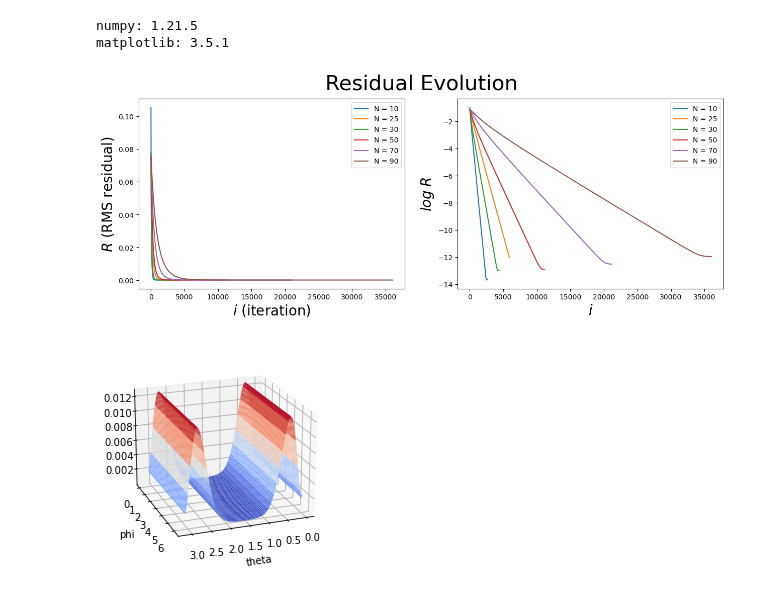
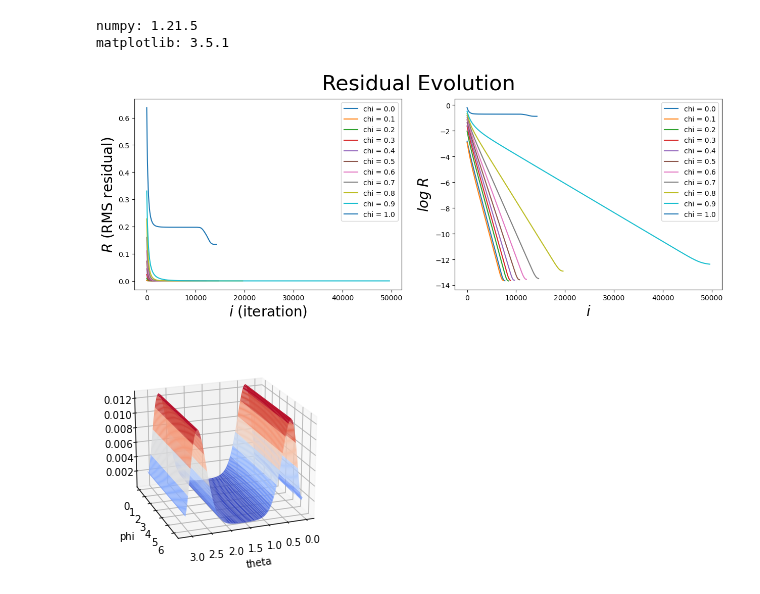
Before and after one commit to iago-mendes/eucled, a Jupyter notebook: src/exercises/08-embedding/assets/plots.ipynb, the cells around one changed output. Drawn from its saved outputs; the diff is of its cells as text; code cells hidden in the pictures.

```diff
--- a/src/exercises/08-embedding/assets/plots.ipynb
+++ b/src/exercises/08-embedding/assets/plots.ipynb
@@ -19,13 +19,25 @@ matplotlib: 3.5.1
 fig, (ax1, ax2) = plt.subplots(1,2)
 
 entries = [
-	[np.genfromtxt('residuals_10.csv', delimiter=','), 'N = 10'],
-	[np.genfromtxt('residuals_25.csv', delimiter=','), 'N = 25'],
-	[np.genfromtxt('residuals_30.csv', delimiter=','), 'N = 30'],
-	[np.genfromtxt('residuals_50.csv', delimiter=','), 'N = 50'],
-	[np.genfromtxt('residuals_70.csv', delimiter=','), 'N = 70'],
-	[np.genfromtxt('residuals_90.csv', delimiter=','), 'N = 90'],
+	# [np.genfromtxt('residuals_10.csv', delimiter=','), '10x10'],
+	# [np.genfromtxt('residuals_30.csv', delimiter=','), '30x30'],
+	# [np.genfromtxt('residuals_25.csv', delimiter=','), '25x100'],
+	# [np.genfromtxt('residuals_50.csv', delimiter=','), '50x50'],
+	# [np.genfromtxt('residuals_70.csv', delimiter=','), '70x70'],
+	# [np.genfromtxt('residuals_90.csv', delimiter=','), '90x90'],
+	[np.genfromtxt('residuals_0.0.csv', delimiter=','), 'chi = 0.0'],
+	[np.genfromtxt('residuals_0.1.csv', delimiter=','), 'chi = 0.1'],
+	[np.genfromtxt('residuals_0.2.csv', delimiter=','), 'chi = 0.2'],
+	[np.genfromtxt('residuals_0.3.csv', delimiter=','), 'chi = 0.3'],
+	[np.genfromtxt('residuals_0.4.csv', delimiter=','), 'chi = 0.4'],
+	[np.genfromtxt('residuals_0.5.csv', delimiter=','), 'chi = 0.5'],
+	[np.genfromtxt('residuals_0.6.csv', delimiter=','), 'chi = 0.6'],
+	[np.genfromtxt('residuals_0.7.csv', delimiter=','), 'chi = 0.7'],
+	[np.genfromtxt('residuals_0.8.csv', delimiter=','), 'chi = 0.8'],
+	[np.genfromtxt('residuals_0.9.csv', delimiter=','), 'chi = 0.9'],
+	[np.genfromtxt('residuals_1.0.csv', delimiter=','), 'chi = 1.0'],
 ]
+
 
 for entry in entries:
 	i_values = entry[0][:,0]
@@ -36,34 +48,34 @@ for entry in entries:
 	label = entry[1]
 
 	# for i in i_values:
 	# 	log_i_values.append(np.log(i) / np.log(10))
 
 	for residual in residuals:
 		log_residuals.append(np.log(residual) / np.log(10))
 
 	ax1.plot(i_values, residuals, label = label)
 	ax1.set(xlabel='$i$ (iteration)', ylabel='$R$ (RMS residual)')
 
 
 	ax2.plot(i_values, log_residuals, label = label)
 	ax2.set(xlabel='$i$', ylabel='$log \; R$')
 	# ax2.plot(log_i_values, log_residuals)
 	# ax2.set(xlabel='$\log \; i$', ylabel='$\log \; R$')
 
 ax1.xaxis.label.set_fontsize(20)
 ax1.yaxis.label.set_fontsize(20)
 ax2.xaxis.label.set_fontsize(20)
 ax2.yaxis.label.set_fontsize(20)
 
 fig.suptitle('Residual Evolution', fontsize=30)
 fig.set_size_inches(15, 5, forward=True)
 fig.set_dpi(100)
 
 ax1.legend()
 ax2.legend()
 plt.show()
 # %% [output]
-[figure, old version]
+[figure, new version]
 # %%
 # RESIDUAL DISTRIBUTION ANIMATION
 
```
Also changed, not shown: parts of 3 cells of this notebook, 4 other files.
